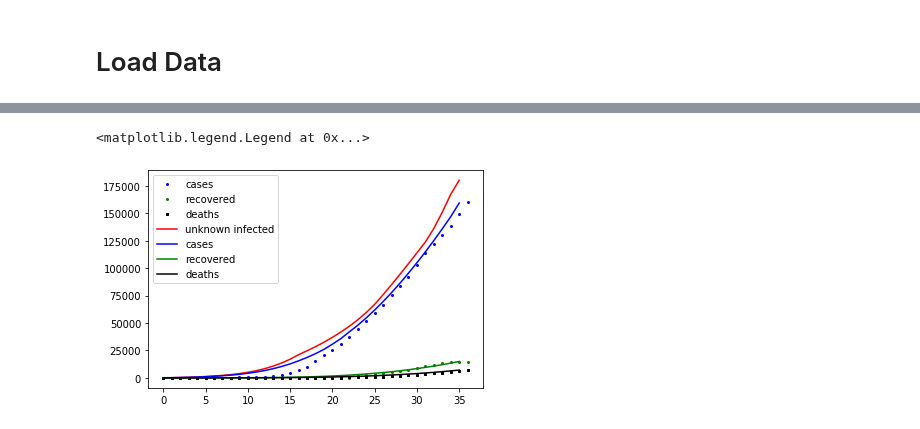
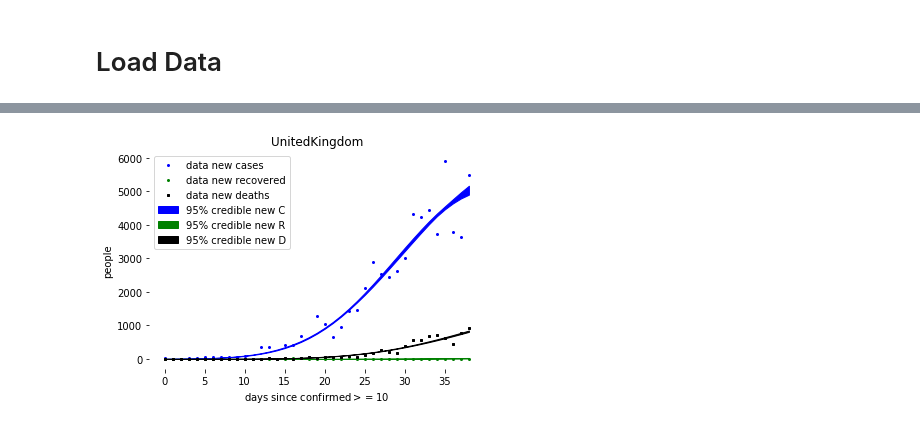
Before and after one commit to ccc1685/covid-19, a Jupyter notebook: Stan/postmodel.ipynb, the cells around one changed output, grey strips where cells are left out. Saved outputs shown, nothing was run; the diff lists cells and outputs as text; code cells hidden in the pictures.

```diff
--- a/Stan/postmodel.ipynb
+++ b/Stan/postmodel.ipynb
@@ -65,2 +72,2 @@ plt.legend()
 # %%
-NY = pickle.load(open("./fits/model_fitUS_NY.pkl", 'rb'))
+fit = pickle.load(open("./fits/model_fit"+roi+".pkl", 'rb'))
@@ -107,18 +74,33 @@ convergence, Rhat=1).}
-# %%
-N_I = np.median(NY['fit']['u'][:,:,2],0)
-N_C = np.median(NY['fit']['u'][:,:,3],0)
-N_R = np.median(NY['fit']['u'][:,:,4],0)
-N_D = np.median(NY['fit']['u'][:,:,5],0)
-
-plt.plot(DF["cum_cases"],'bo',ms=2, label="cases")
-plt.plot(DF["cum_recover"],'go',ms=2,label="recovered")
-plt.plot(DF["cum_deaths"],'ks',ms=2,label="deaths")
-
-plt.plot(10e4*N_I,'r',label='unknown infected') #factor of ten too big? n_scale is 10^5
-plt.plot(10e4*N_C,'b',label='cases')
-plt.plot(10e4*N_R,'g',label='recovered')
-plt.plot(10e4*N_D,'k',label='deaths')
-plt.legend()
-# %% [output]
-<matplotlib.legend.Legend at 0x...>
-[figure, removed]
+# %%
+plt.plot(DF["new_cases"][t0:].values,'bo',ms=2, label="data new cases")
+plt.plot(DF["new_recover"][t0:].values,'go',ms=2,label="data new recovered")
+plt.plot(DF["new_deaths"][t0:].values,'ks',ms=2,label="data new deaths")
+
+
+x = np.shape(fit['fit']['u'])[1]
+newC_lb = []
+newC_ub = []
+newR_lb = []
+newR_ub = []
+newD_lb = []
+newD_ub = []
+for i in range(x):
+    newC_lb.append(np.percentile(fit['fit']['lambda'][:,i,0],2.5))
+    newC_ub.append(np.percentile(fit['fit']['lambda'][:,i,0],97.5))
+    newR_lb.append(np.percentile(fit['fit']['lambda'][:,i,1],2.5))
+    newR_ub.append(np.percentile(fit['fit']['lambda'][:,i,1],97.5))
+    newD_lb.append(np.percentile(fit['fit']['lambda'][:,i,2],2.5))
+    newD_ub.append(np.percentile(fit['fit']['lambda'][:,i,2],97.5))
+
+plt.fill_between(range(x), newC_lb, newC_ub,color='b',label='95% credible new C')
+plt.fill_between(range(x), newR_lb, newR_ub,color='g',label='95% credible new R')
+plt.fill_between(range(x), newD_lb, newD_ub,color='k',label='95% credible new D')
+
+
+plt.ylabel('people')
+plt.xlabel(r'days since confirmed$>=$10')
+plt.title(roi)
+plt.legend(loc=2)
+simpleaxis(plt.gca())
+# %% [output]
+[figure, added]
```
Also changed, not shown: parts of 4 cells of this notebook, 5 other files.
